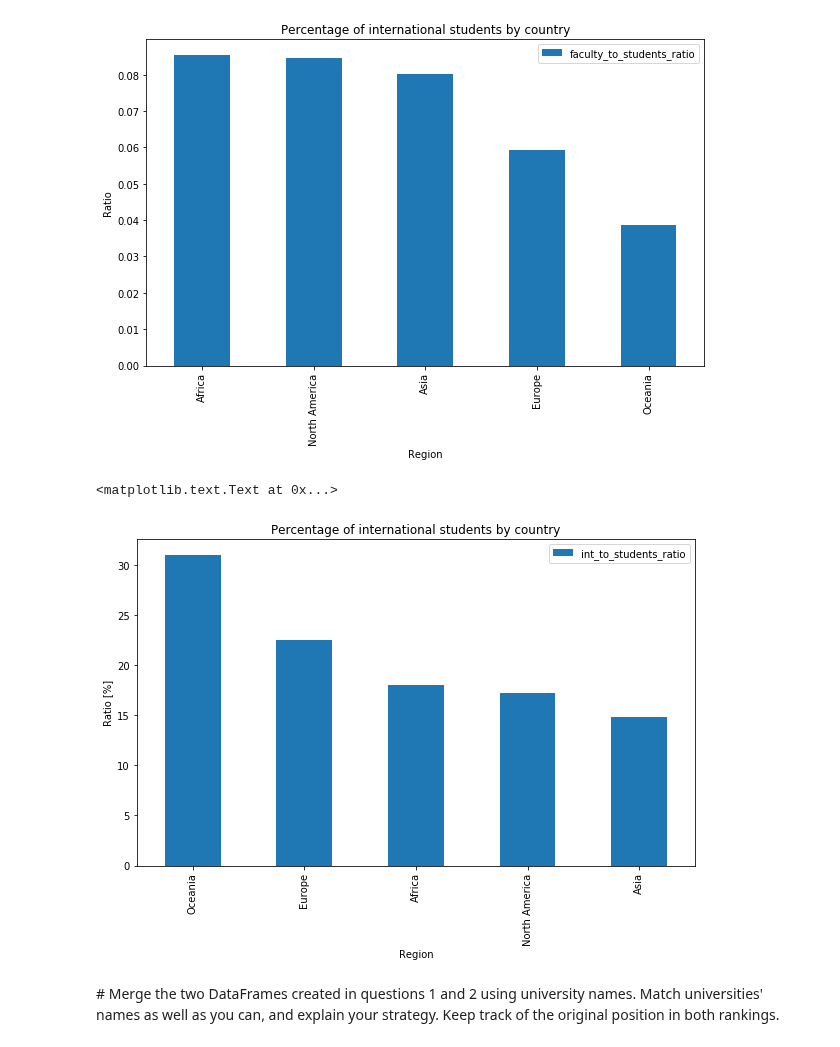
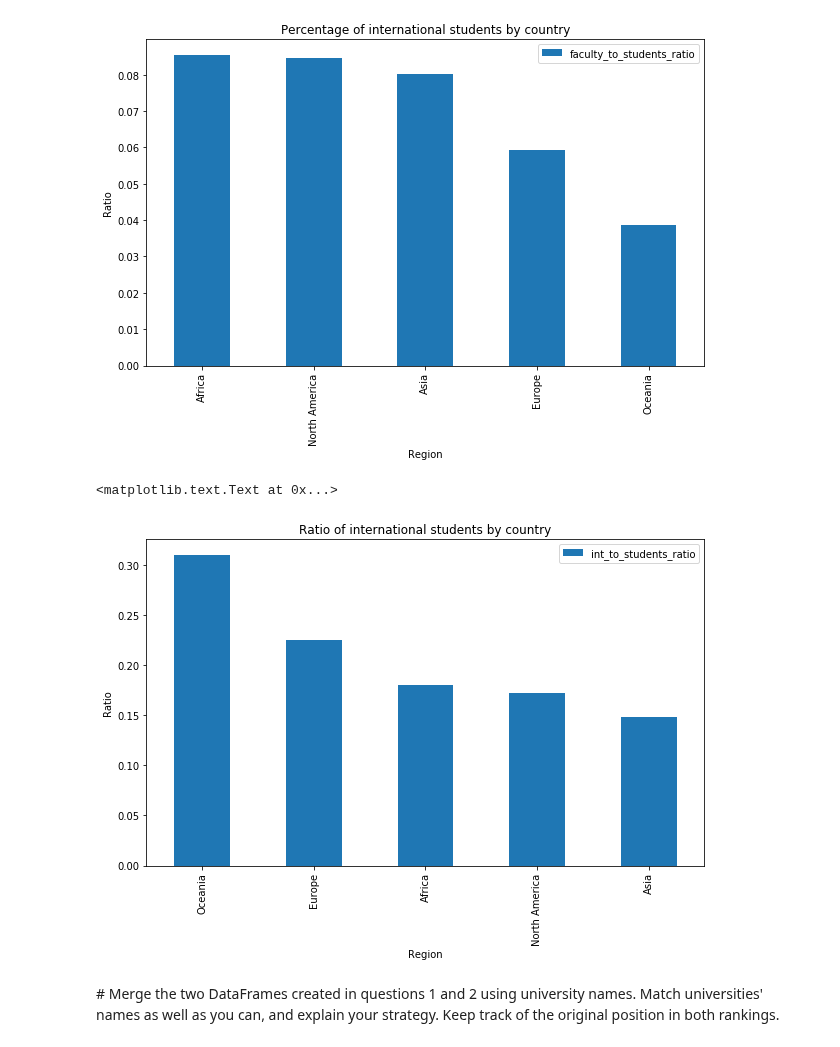
Before and after one commit to mosimann/ADA, a Jupyter notebook: Homework 2.ipynb, the cells around one changed output. Drawn from its saved outputs; the diff is of its cells as text; code cells hidden in the pictures.

```diff
--- a/Homework 2.ipynb
+++ b/Homework 2.ipynb
@@ -342,14 +357,14 @@ p11.set_xlabel("Region")
 # %%
 df = region_df.copy()
 df['int_to_students_ratio'] = df['total_int_students'] / df['total_students']
-region_int_to_students_times = 100*df.sort_values('int_to_students_ratio', ascending=False).loc[:, ['int_to_students_ratio']]
+region_int_to_students_times = df.sort_values('int_to_students_ratio', ascending=False).loc[:, ['int_to_students_ratio']]
 
-p12 = region_int_to_students_times.plot(kind='bar',title='Percentage of international students by country',figsize=(10,6))
-p12.set_ylabel("Ratio [%]")
+p12 = region_int_to_students_times.plot(kind='bar',title='Ratio of international students by country',figsize=(10,6))
+p12.set_ylabel("Ratio")
 p12.set_xlabel("Region")
 # %% [output]
 <matplotlib.text.Text at 0x...>
-[figure, old version]
+[figure, new version]
 # %% [markdown]
 # Merge the two DataFrames created in questions 1 and 2 using university names. Match universities' names as well as you can, and explain your strategy. Keep track of the original position in both rankings.
 # %% [markdown]
```
Also changed, not shown: parts of 28 cells of this notebook.
